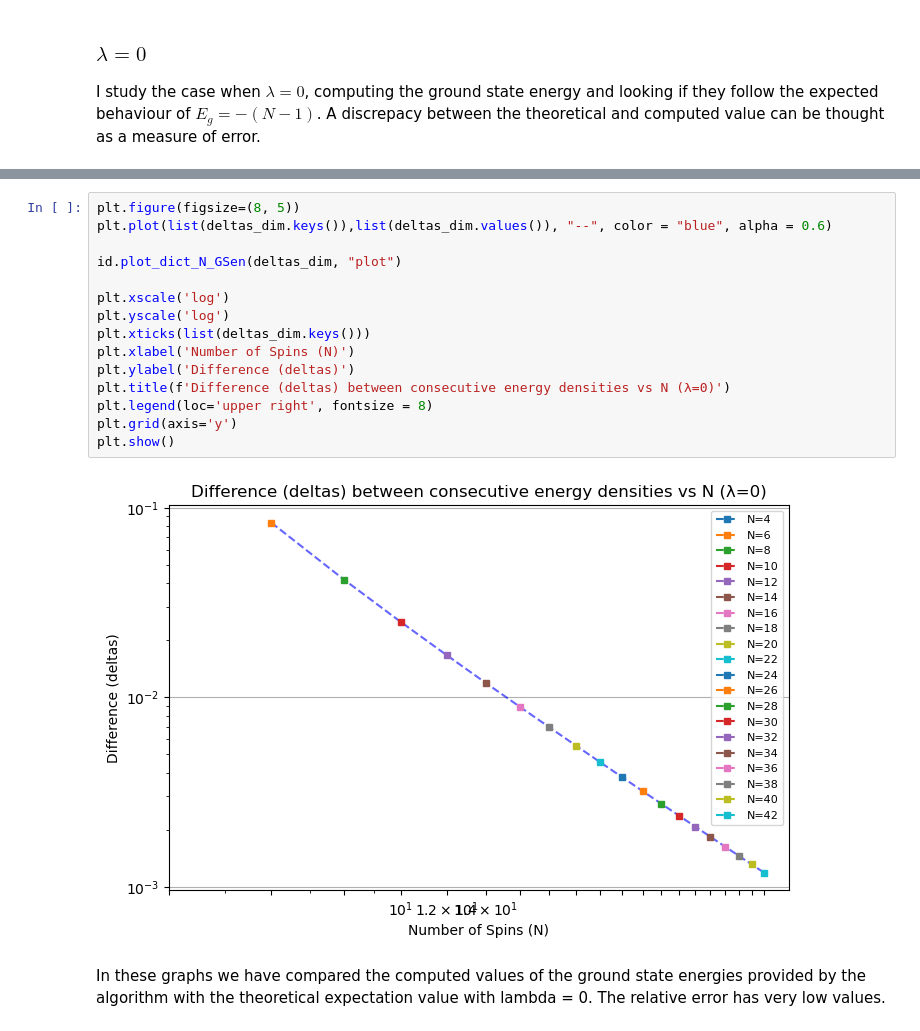
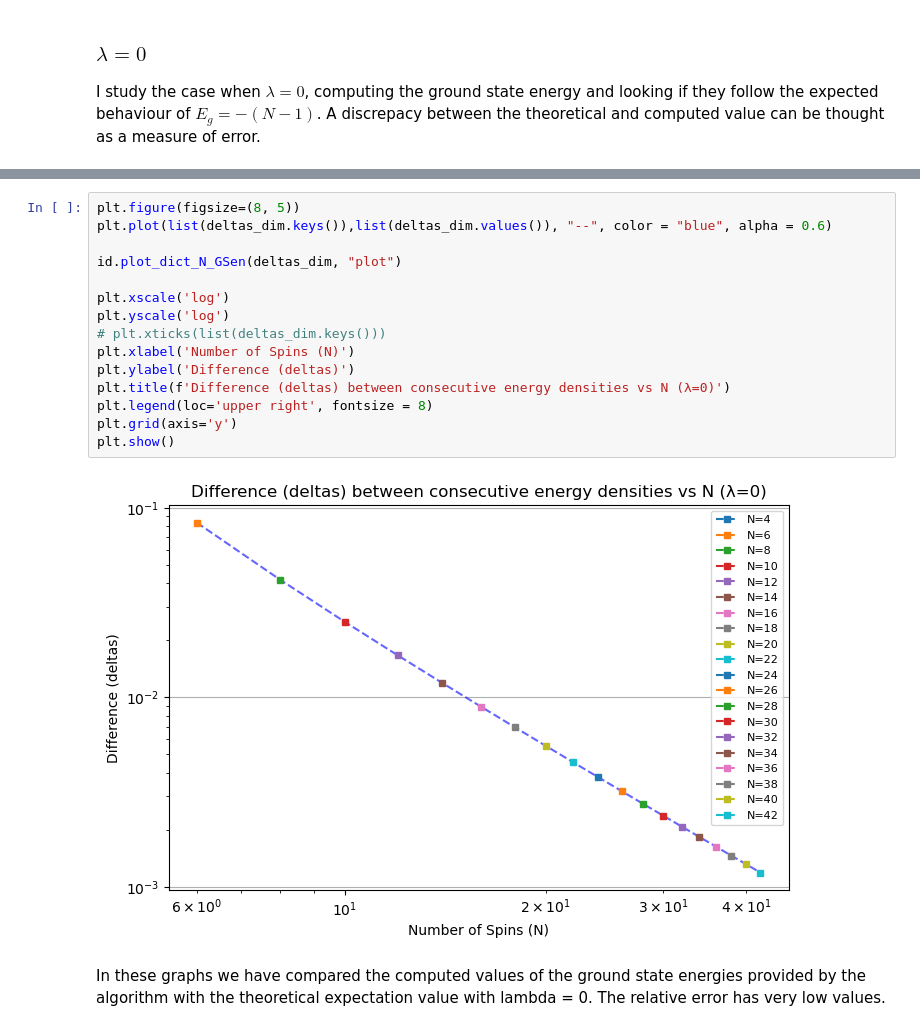
Before and after one commit to sdracia/QIC, a Jupyter notebook: 08_Assignement/infiniteDMRG.ipynb, the cells around one changed output, grey strips where cells are left out. Drawn from its saved outputs; the diff is of its cells as text.

```diff
--- a/08_Assignement/infiniteDMRG.ipynb
+++ b/08_Assignement/infiniteDMRG.ipynb
@@ -70,20 +68,20 @@ plt.show()
 # %%
 plt.figure(figsize=(8, 5))
 plt.plot(list(deltas_dim.keys()),list(deltas_dim.values()), "--", color = "blue", alpha = 0.6)
 
 id.plot_dict_N_GSen(deltas_dim, "plot")
 
 plt.xscale('log')
 plt.yscale('log')
-plt.xticks(list(deltas_dim.keys()))
+# plt.xticks(list(deltas_dim.keys()))
 plt.xlabel('Number of Spins (N)')
 plt.ylabel('Difference (deltas)')
 plt.title(f'Difference (deltas) between consecutive energy densities vs N (λ=0)')
 plt.legend(loc='upper right', fontsize = 8)
 plt.grid(axis='y')
 plt.show()
 # %% [output]
-[figure, old version]
+[figure, new version]
 # %% [markdown]
 In these graphs we have compared the computed values of the ground state energies provided by the algorithm with the theoretical expectation value with lambda = 0. The relative error has very low values.
 # %% [markdown]
```
Also changed, not shown: parts of 5 cells of this notebook, 1 other file.
